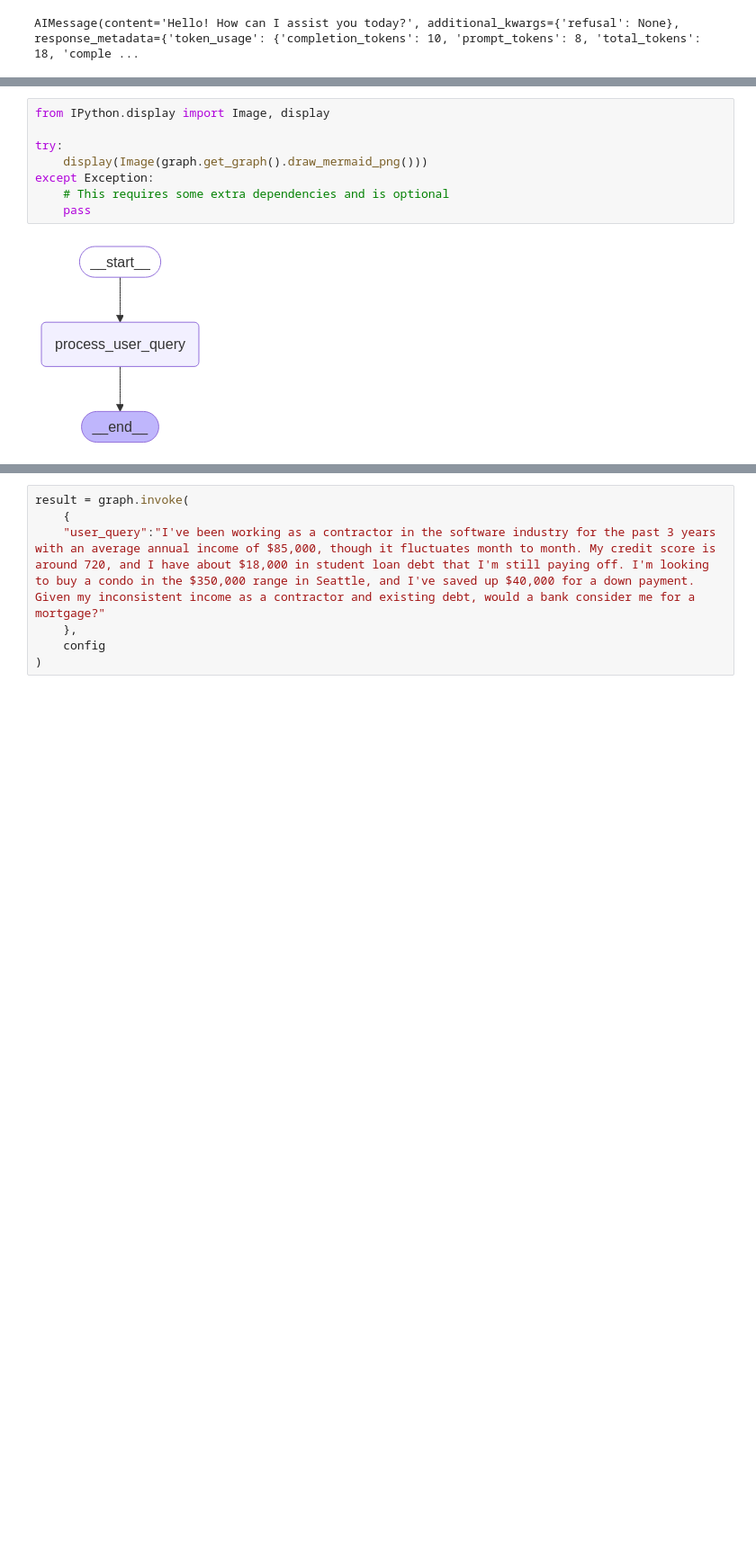
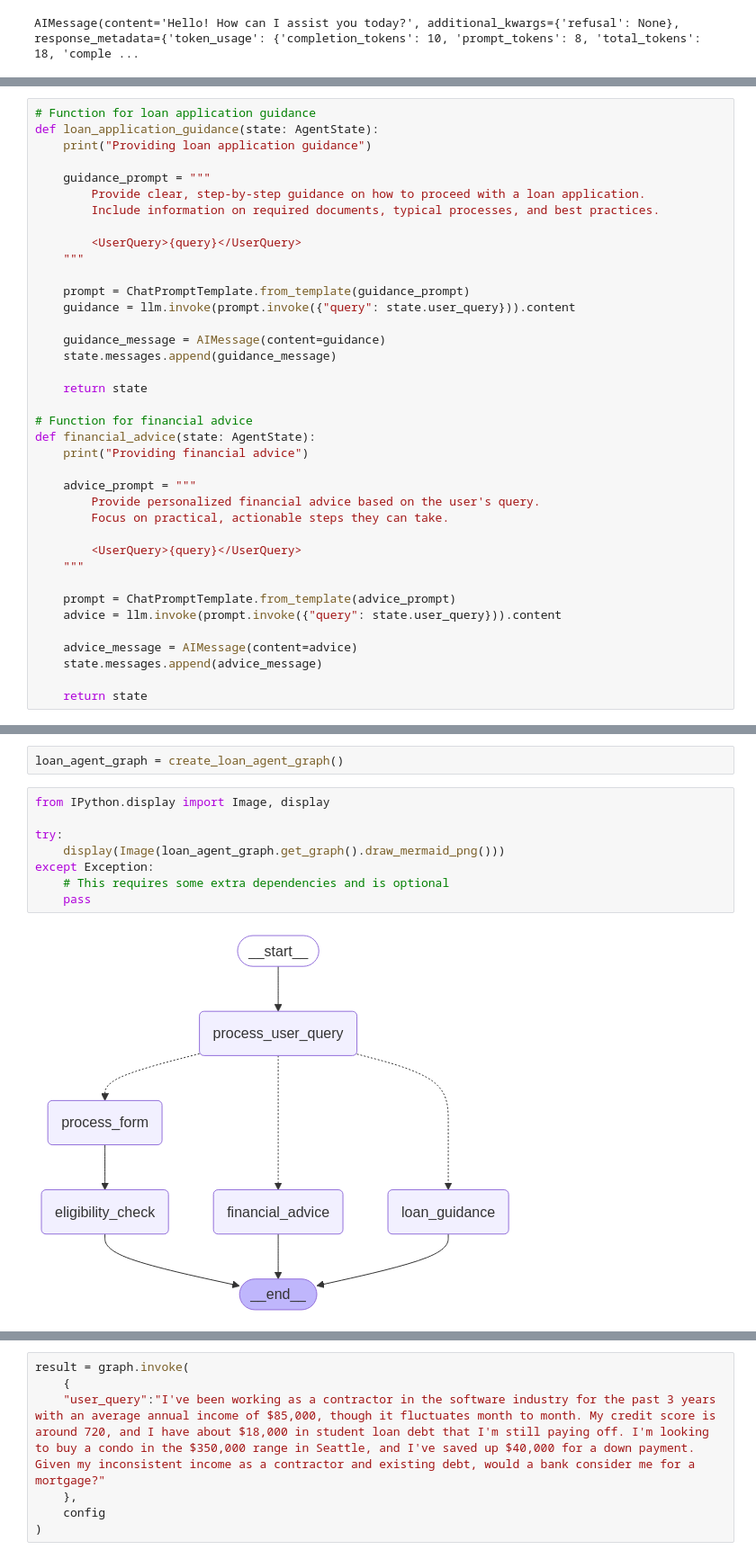
Before and after one commit to rvd-24/Agentic_Hack_LoanGuidance, a Jupyter notebook: run_check.ipynb, the cells around one changed output, grey strips where cells are left out. Shown at 90% size. Cells and saved outputs as stored; diff of their text form; blank space fills up the shorter version.

Commit message:
Added Loan Eligibility Agent

```diff
--- a/run_check.ipynb
+++ b/run_check.ipynb
@@ -63,0 +191,38 @@ graph = graph_builder.compile()
+# %%
+# Function for loan application guidance
+def loan_application_guidance(state: AgentState):
+    print("Providing loan application guidance")
+
+    guidance_prompt = """
+        Provide clear, step-by-step guidance on how to proceed with a loan application.
+        Include information on required documents, typical processes, and best practices.
+
+        <UserQuery>{query}</UserQuery>
+    """
+
+    prompt = ChatPromptTemplate.from_template(guidance_prompt)
+    guidance = llm.invoke(prompt.invoke({"query": state.user_query})).content
+
+    guidance_message = AIMessage(content=guidance)
+    state.messages.append(guidance_message)
+
+    return state
+
+# Function for financial advice
+def financial_advice(state: AgentState):
+    print("Providing financial advice")
+
+    advice_prompt = """
+        Provide personalized financial advice based on the user's query.
+        Focus on practical, actionable steps they can take.
+
+        <UserQuery>{query}</UserQuery>
+    """
+
+    prompt = ChatPromptTemplate.from_template(advice_prompt)
+    advice = llm.invoke(prompt.invoke({"query": state.user_query})).content
+
+    advice_message = AIMessage(content=advice)
+    state.messages.append(advice_message)
+
+    return state
@@ -64,12 +283,14 @@ graph = graph_builder.compile()
+# %%
+loan_agent_graph = create_loan_agent_graph()
 # %%
 from IPython.display import Image, display
 
 try:
-    display(Image(graph.get_graph().draw_mermaid_png()))
+    display(Image(loan_agent_graph.get_graph().draw_mermaid_png()))
 except Exception:
     # This requires some extra dependencies and is optional
     pass
 # %% [output]
-[figure, old version]
+[figure, new version]
 # %%
 config = {"configurable": {"thread_id":1}}
```
Also changed, not shown: parts of 9 cells of this notebook.
